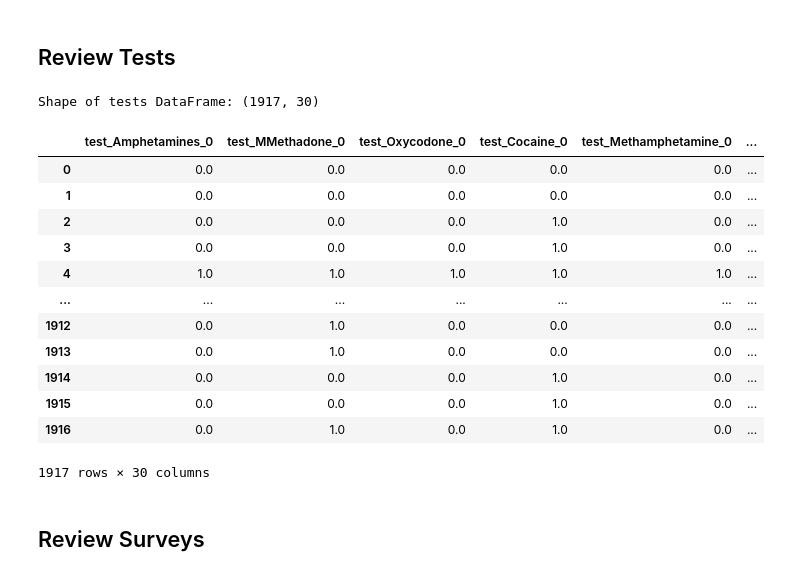
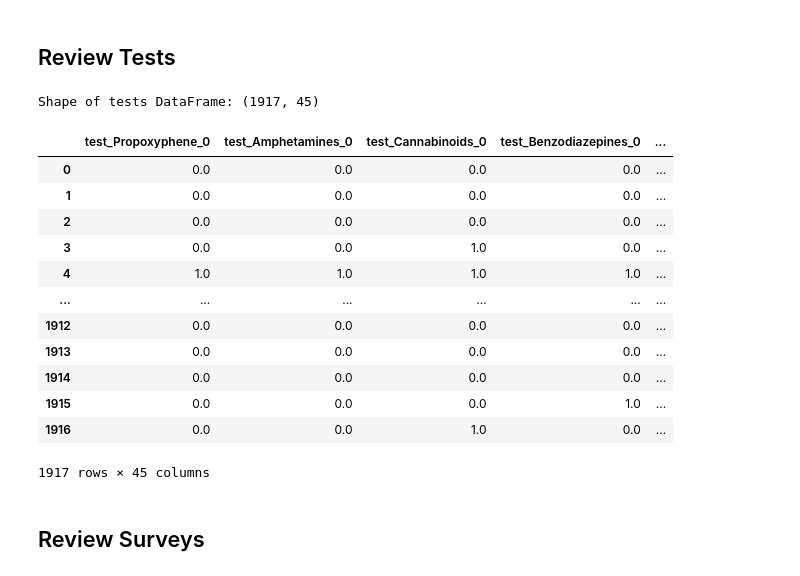
Before and after one commit to DanHerman212/precision_medicine, a Jupyter notebook: code/4_data_modeling.ipynb, the cells around one changed output. Saved outputs shown, nothing was run; the diff lists cells and outputs as text; code cells hidden in the pictures.

```diff
--- a/code/4_data_modeling.ipynb
+++ b/code/4_data_modeling.ipynb
@@ -12,9 +12,3 @@ from sklearn.linear_model import LogisticRegression
 from sklearn.ensemble import RandomForestClassifier
 import xgboost as xgb
 from sklearn.datasets import make_classification
-# %%
-pd.set_option('display.max_columns', None)
-# load the data
-data = pd.read_csv('../data/merged_data.csv')
-
-data
@@ -37,52 +36,52 @@ data
 # %%
 # choose the drug tests you want to include in the model
 drug_names = [
- #'Propoxyphene',
+ 'Propoxyphene',
  'Amphetamines',
- #'Cannabinoids',
- #'Benzodiazepines',
+ 'Cannabinoids',
+ 'Benzodiazepines',
  'MMethadone',
  'Oxycodone',
  'Cocaine',
  'Methamphetamine',
  'Opiate300'
  ]
 
 # Function to check if the suffix of the column name is numerically <= 4
 # The suffix represents the week of treatment
 # we only want columns that include data from the first 4 weeks of treatment
 def has_suffix_leq_4(col_name):
 	match = re.search(r'(\d+)$', col_name)  # Look for one or more digits at the end of the string
 	if match:
 		return int(match.group(1)) <= 4  # Convert the found digits to an integer and check if <= 4
 	return False
 
 # List comprehension to extract matching columns
 matching_columns = [
 	col for col in data.columns
 	if any(col.startswith('test_'+drug) and has_suffix_leq_4(col) for drug in drug_names)
 ]
 
 # Use the matching_columns list to select the columns from the DataFrame
 tests = data[matching_columns]
 
 print('Shape of tests DataFrame:', tests.shape)
 display(tests)
 # %% [output]
-Shape of tests DataFrame: (1917, 30)
+Shape of tests DataFrame: (1917, 45)
-|  | test_Amphetamines_0 | test_MMethadone_0 | test_Oxycodone_0 | test_Cocaine_0 | test_Methamphetamine_0 | ... |
-| 0 | 0.0 | 0.0 | 0.0 | 0.0 | 0.0 | ... |
-| 1 | 0.0 | 0.0 | 0.0 | 0.0 | 0.0 | ... |
-| 2 | 0.0 | 0.0 | 0.0 | 1.0 | 0.0 | ... |
-| 3 | 0.0 | 0.0 | 0.0 | 1.0 | 0.0 | ... |
-| 4 | 1.0 | 1.0 | 1.0 | 1.0 | 1.0 | ... |
-| ... | ... | ... | ... | ... | ... | ... |
-| 1912 | 0.0 | 1.0 | 0.0 | 0.0 | 0.0 | ... |
-| 1913 | 0.0 | 1.0 | 0.0 | 0.0 | 0.0 | ... |
-| 1914 | 0.0 | 0.0 | 0.0 | 1.0 | 0.0 | ... |
-| 1915 | 0.0 | 0.0 | 0.0 | 1.0 | 0.0 | ... |
-| 1916 | 0.0 | 1.0 | 0.0 | 1.0 | 0.0 | ... |
+|  | test_Propoxyphene_0 | test_Amphetamines_0 | test_Cannabinoids_0 | test_Benzodiazepines_0 | ... |
+| 0 | 0.0 | 0.0 | 0.0 | 0.0 | ... |
+| 1 | 0.0 | 0.0 | 0.0 | 0.0 | ... |
+| 2 | 0.0 | 0.0 | 0.0 | 0.0 | ... |
+| 3 | 0.0 | 0.0 | 1.0 | 0.0 | ... |
+| 4 | 1.0 | 1.0 | 1.0 | 1.0 | ... |
+| ... | ... | ... | ... | ... | ... |
+| 1912 | 0.0 | 0.0 | 0.0 | 0.0 | ... |
+| 1913 | 0.0 | 0.0 | 0.0 | 0.0 | ... |
+| 1914 | 0.0 | 0.0 | 0.0 | 0.0 | ... |
+| 1915 | 0.0 | 0.0 | 0.0 | 1.0 | ... |
+| 1916 | 0.0 | 0.0 | 1.0 | 0.0 | ... |
-1917 rows × 30 columns
+1917 rows × 45 columns
 # %% [markdown]
 ## Review Surveys
 # %%
```
Also changed, not shown: parts of 19 cells of this notebook, 1 other file.
